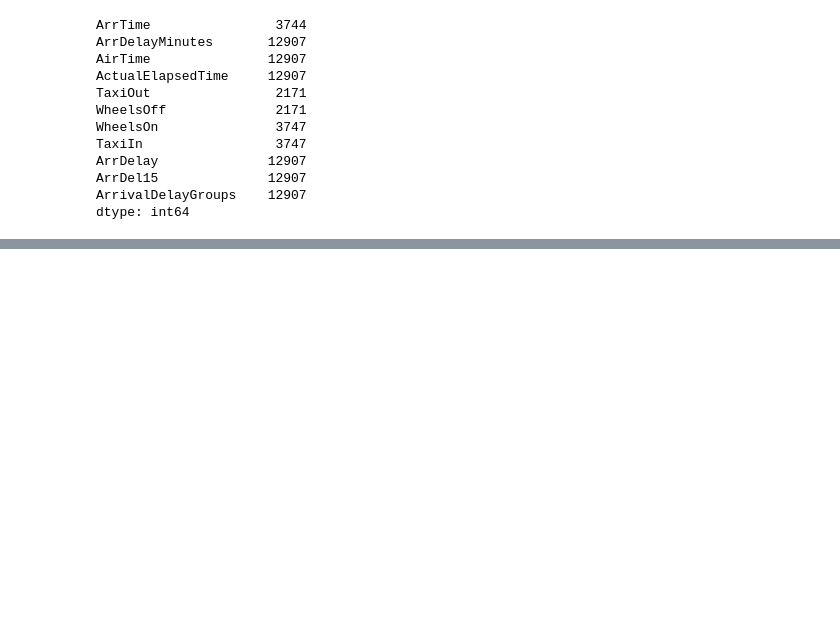
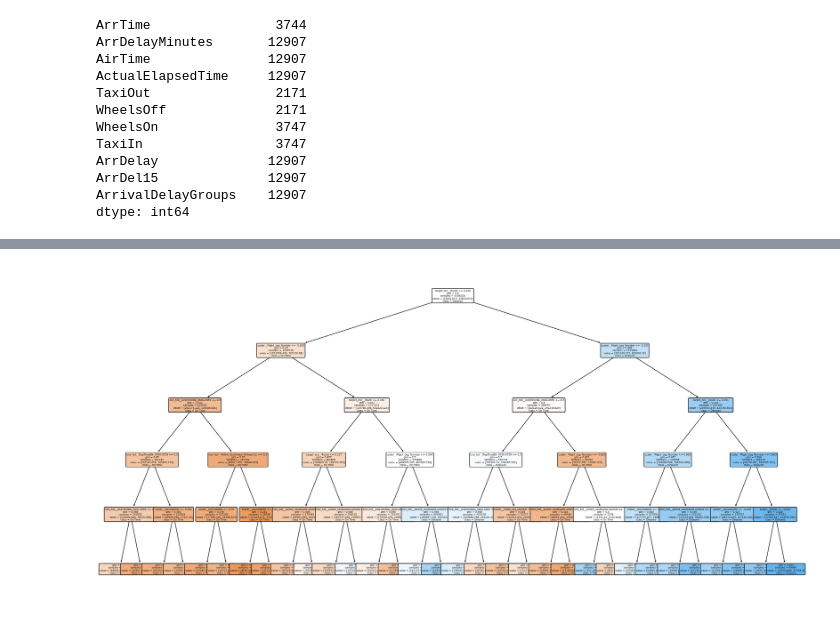
Before and after one commit to WeiYee03/flight-status-prediction, a Jupyter notebook: FlightStatusPrediction.ipynb, the cells around one changed output, grey strips where cells are left out. Cells and saved outputs as stored; diff of their text form; code cells hidden in the pictures; blank space fills up the shorter version.

```diff
--- a/FlightStatusPrediction.ipynb
+++ b/FlightStatusPrediction.ipynb
@@ -529,0 +570,7 @@ x_test_processed = preprocessor.transform(x_test)
+# %%
+# plot the decision tree
+plt.figure(figsize=(25, 12))
+plot_tree(decision_tree=model_2, max_depth=5, class_names=classes, filled=True, feature_names=feature, rounded=True, fontsize=5)
+plt.show()
+# %% [output]
+[figure, added]
```
Also changed, not shown: parts of 16 cells of this notebook.
